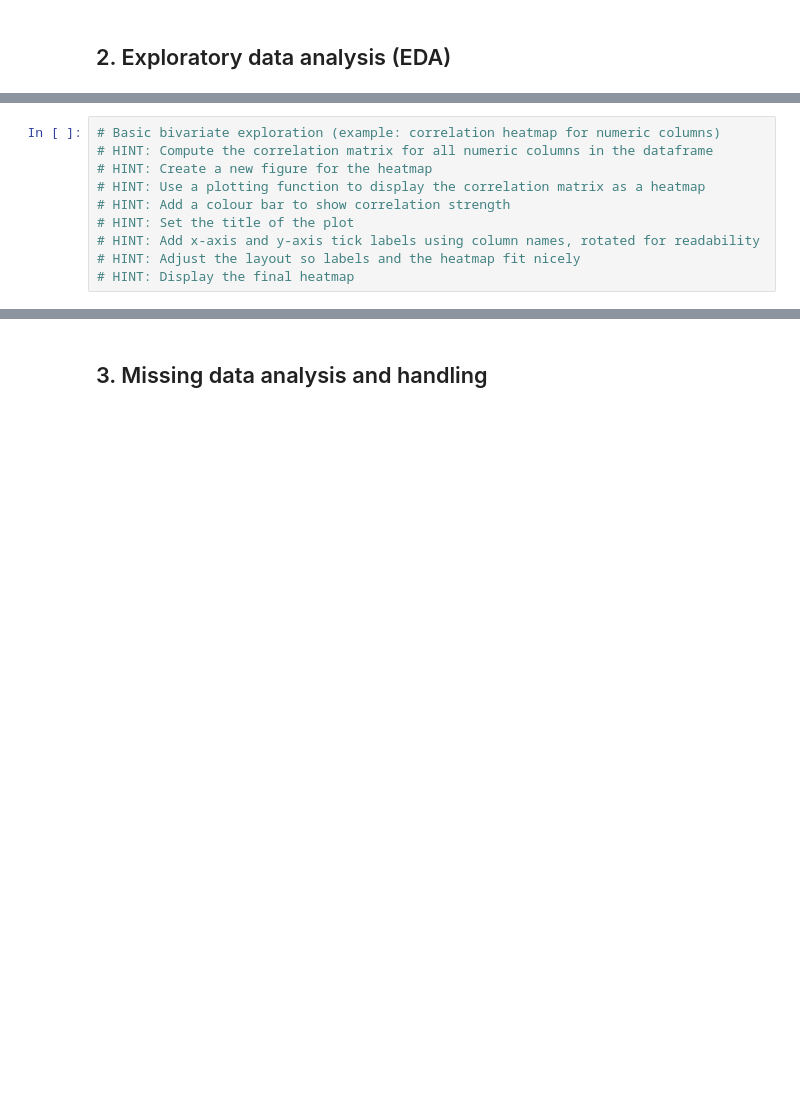
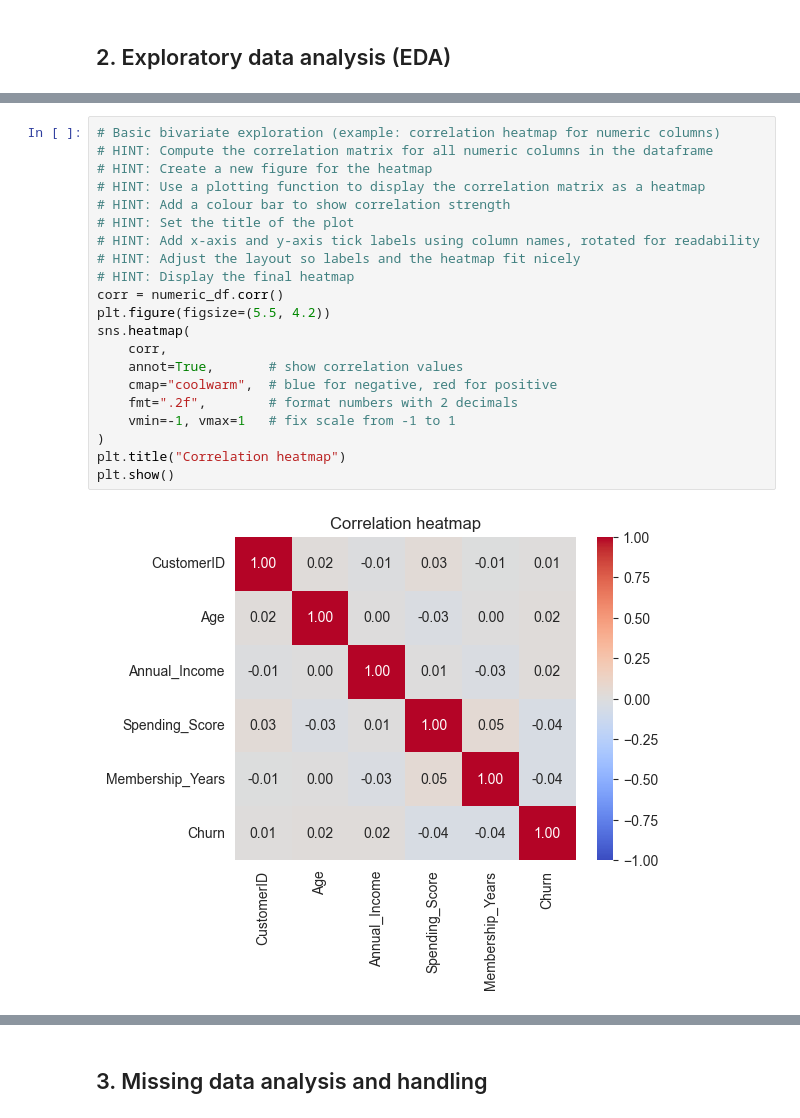
Before and after one commit to e1291558/TCX3213, a Jupyter notebook: Assignment_1/qin_chenfeng_assignment1.ipynb, the cells around one changed output, grey strips where cells are left out. Cells and saved outputs as stored; diff of their text form; blank space fills up the shorter version.

```diff
--- a/Assignment_1/qin_chenfeng_assignment1.ipynb
+++ b/Assignment_1/qin_chenfeng_assignment1.ipynb
@@ -105,13 +130,26 @@ Briefly describe:
 # %%
 # Basic bivariate exploration (example: correlation heatmap for numeric columns)
 # HINT: Compute the correlation matrix for all numeric columns in the dataframe
 # HINT: Create a new figure for the heatmap
 # HINT: Use a plotting function to display the correlation matrix as a heatmap
 # HINT: Add a colour bar to show correlation strength
 # HINT: Set the title of the plot
 # HINT: Add x-axis and y-axis tick labels using column names, rotated for readability
 # HINT: Adjust the layout so labels and the heatmap fit nicely
 # HINT: Display the final heatmap
+corr = numeric_df.corr()
+plt.figure(figsize=(5.5, 4.2))
+sns.heatmap(
+    corr,
+    annot=True,       # show correlation values
+    cmap="coolwarm",  # blue for negative, red for positive
+    fmt=".2f",        # format numbers with 2 decimals
+    vmin=-1, vmax=1   # fix scale from -1 to 1
+)
+plt.title("Correlation heatmap")
+plt.show()
+# %% [output]
+[figure, added]
 # %% [markdown]
 
 ### 2.1 Notes from EDA
```
Also changed, not shown: parts of 5 cells of this notebook.
